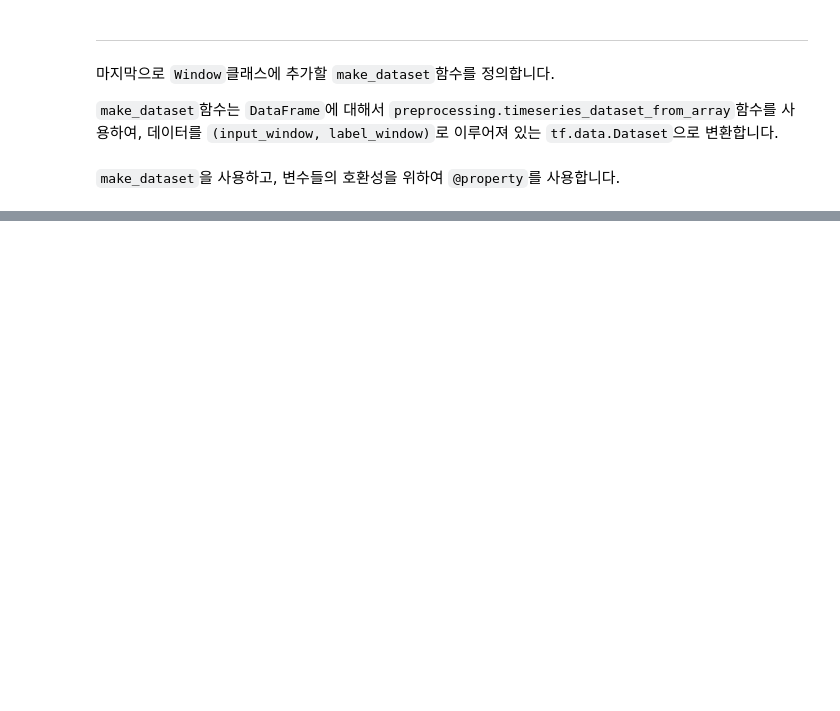
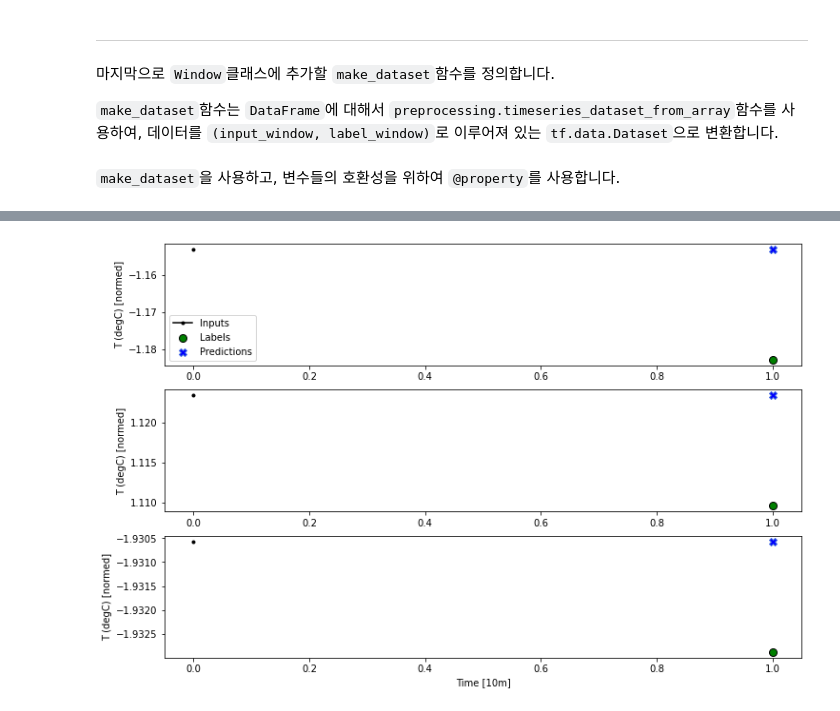
Before and after one commit to YangRokChoi/Time-Series-Forecasting-Tutorial, a Jupyter notebook: Time-Series-Forecasting-Tutorial.ipynb, the cells around one changed output, grey strips where cells are left out. Saved outputs shown, nothing was run; the diff lists cells and outputs as text; code cells hidden in the pictures; blank space fills up the shorter version.

```diff
--- a/Time-Series-Forecasting-Tutorial.ipynb
+++ b/Time-Series-Forecasting-Tutorial.ipynb
@@ -333,7 +338,7 @@ def plot(self, model=None, plot_col = 'T (degC)', max_subplots = 3) :
         plt.subplot(max_n, 1, n+1)
         plt.ylabel(f'{plot_col} [normed]')
         plt.plot(self.input_indices, inputs[n, :, plot_col_index],
-                label = 'Inputs', marker = '.', zorder = 10)
+                label = 'Inputs', marker = '.', c = 'k' , zorder = 10)
 
         if self.label_columns :
             label_col_index = self.label_columns_indices.get(plot_col, None)
@@ -350,7 +355,7 @@ def plot(self, model=None, plot_col = 'T (degC)', max_subplots = 3) :
         if model is not None :
             pred = model(inputs)
             plt.scatter(self.label_indices, pred[n, :, label_col_index],
-                       marker = 'X', edgecolors = 'k', label = 'Predictions',
+                       marker = 'X', edgecolors = 'royalblue', label = 'Predictions',
                        c = 'b', s =64)
 
         if n == 0 :
@@ -425,0 +457,31 @@ Label column name(s) : ['T (degC)']
+# %%
+# 기준(baseline)모델인 Baseline 클래스 정의
+class Baseline(tf.keras.Model) :
+    def __init__(self, label_index = None) :
+        super().__init__()
+        self.label_index = label_index
+
+    def call(self, inputs) :
+        if self.label_index is None :
+            return inputs
+        result = inputs[:, :, self.label_index]
+        return result[:, :, tf.newaxis]
+# %%
+# 각 열(column)의 인덱스 정의
+column_indices = {name : i for i, name in enumerate(df.columns)}
+# %%
+# WARNING:tensorflow:AutoGraph could not transform
+# AutoGraph와의 충돌로 인한 WARNING 메세지를 감추는 코드.
+# 학습에는 지장이 없으나, 보기에 좋지않아 사용.
+import logging
+logging.getLogger("tensorflow").setLevel(logging.ERROR)
+
+baseline = Baseline(label_index = column_indices['T (degC)'])
+
+baseline.compile(loss = tf.losses.MeanSquaredError(),
+                metrics = [tf.metrics.MeanAbsoluteError()])
+
+val_performance = {}
+performance = {}
+val_performance['Baseline'] = baseline.evaluate(single_step_window.val)
+performance['Baesline'] = baseline.evaluate(single_step_window.test, verbose = 0)
@@ -425,0 +496,4 @@ Label column name(s) : ['T (degC)']
+# %%
+single_step_window.plot(baseline)
+# %% [output]
+[figure, added]
```
Also changed, not shown: parts of 63 cells of this notebook.
